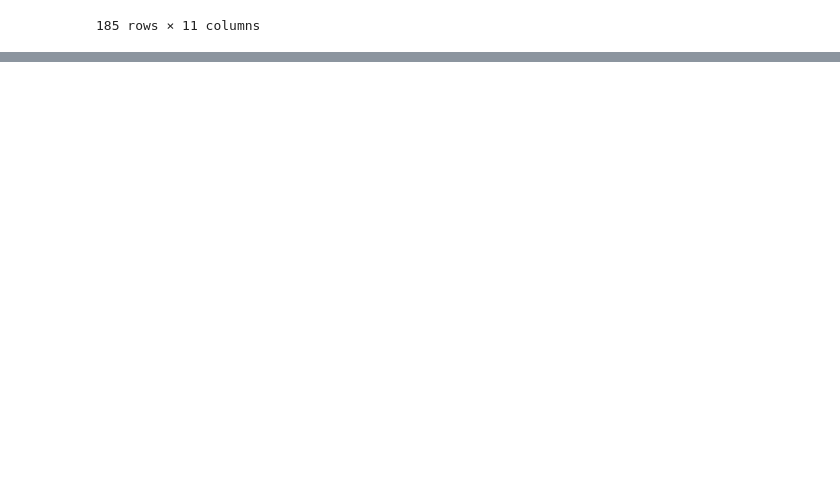
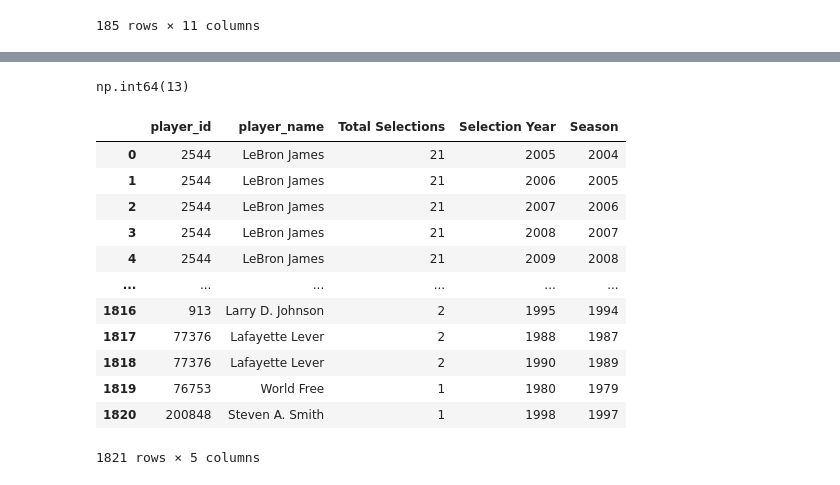
Before and after one commit to dejiandrew/nba-award-predictor, a Jupyter notebook: notebooks/create_features.ipynb, the cells around one changed output, grey strips where cells are left out. Saved outputs shown, nothing was run; the diff lists cells and outputs as text; code cells hidden in the pictures; blank space fills up the shorter version.

```diff
--- a/notebooks/create_features.ipynb
+++ b/notebooks/create_features.ipynb
@@ -979,0 +1087,23 @@ all_nba_third_team_df
+# %%
+nba_all_stars_df.player_id.isna().sum()
+# %% [output]
+np.int64(13)
+# %%
+nba_all_stars_df = pd.read_csv('nba-all-stars.csv')
+nba_all_stars_df["Season"] = nba_all_stars_df["Selection Year"] - 1
+nba_all_stars_df["player_id"] = nba_all_stars_df["player_id"].astype(int)
+nba_all_stars_df
+# %% [output]
+|  | player_id | player_name | Total Selections | Selection Year | Season |
+| 0 | 2544 | LeBron James | 21 | 2005 | 2004 |
+| 1 | 2544 | LeBron James | 21 | 2006 | 2005 |
+| 2 | 2544 | LeBron James | 21 | 2007 | 2006 |
+| 3 | 2544 | LeBron James | 21 | 2008 | 2007 |
+| 4 | 2544 | LeBron James | 21 | 2009 | 2008 |
+| ... | ... | ... | ... | ... | ... |
+| 1816 | 913 | Larry D. Johnson | 2 | 1995 | 1994 |
+| 1817 | 77376 | Lafayette Lever | 2 | 1988 | 1987 |
+| 1818 | 77376 | Lafayette Lever | 2 | 1990 | 1989 |
+| 1819 | 76753 | World Free | 1 | 1980 | 1979 |
+| 1820 | 200848 | Steven A. Smith | 1 | 1998 | 1997 |
+1821 rows × 5 columns
```
Also changed, not shown: parts of 3 cells of this notebook.
